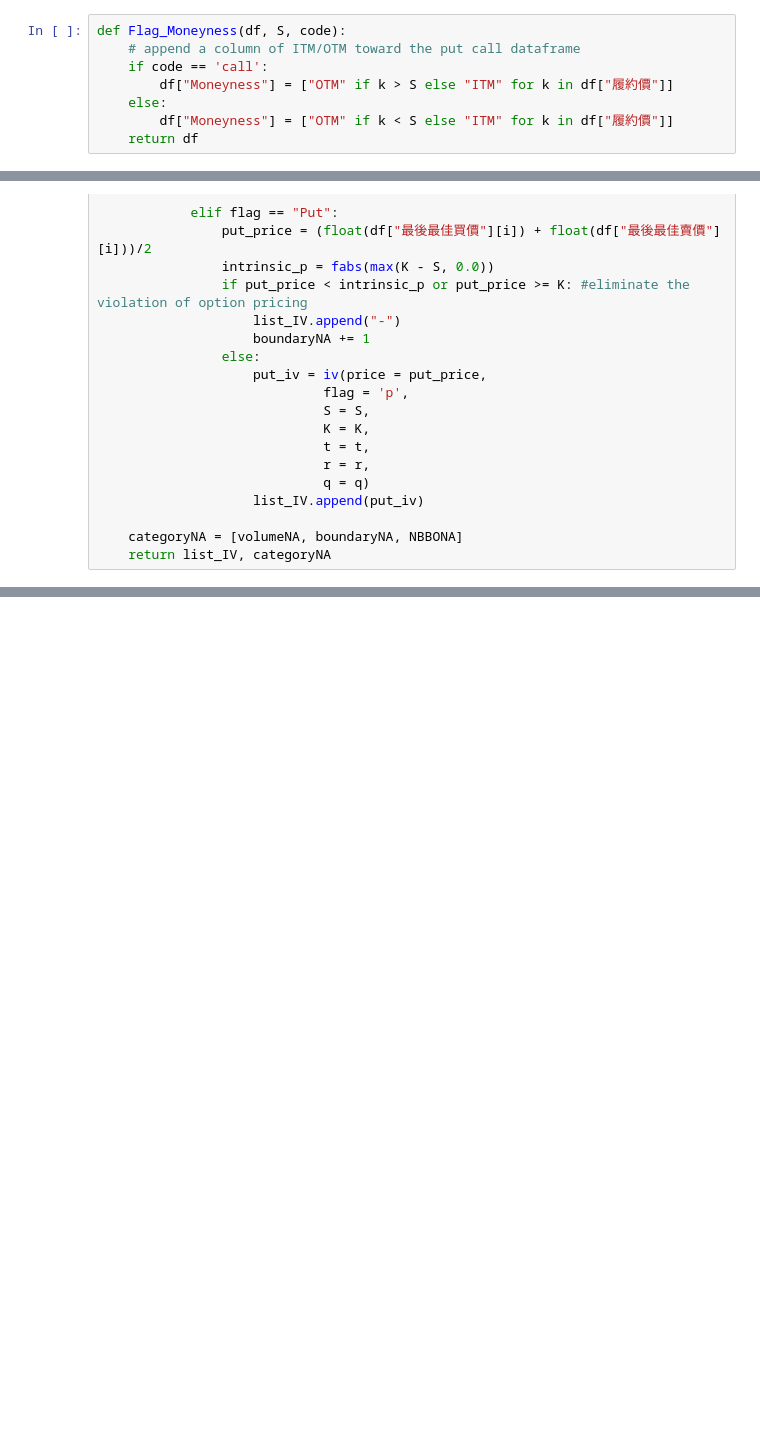
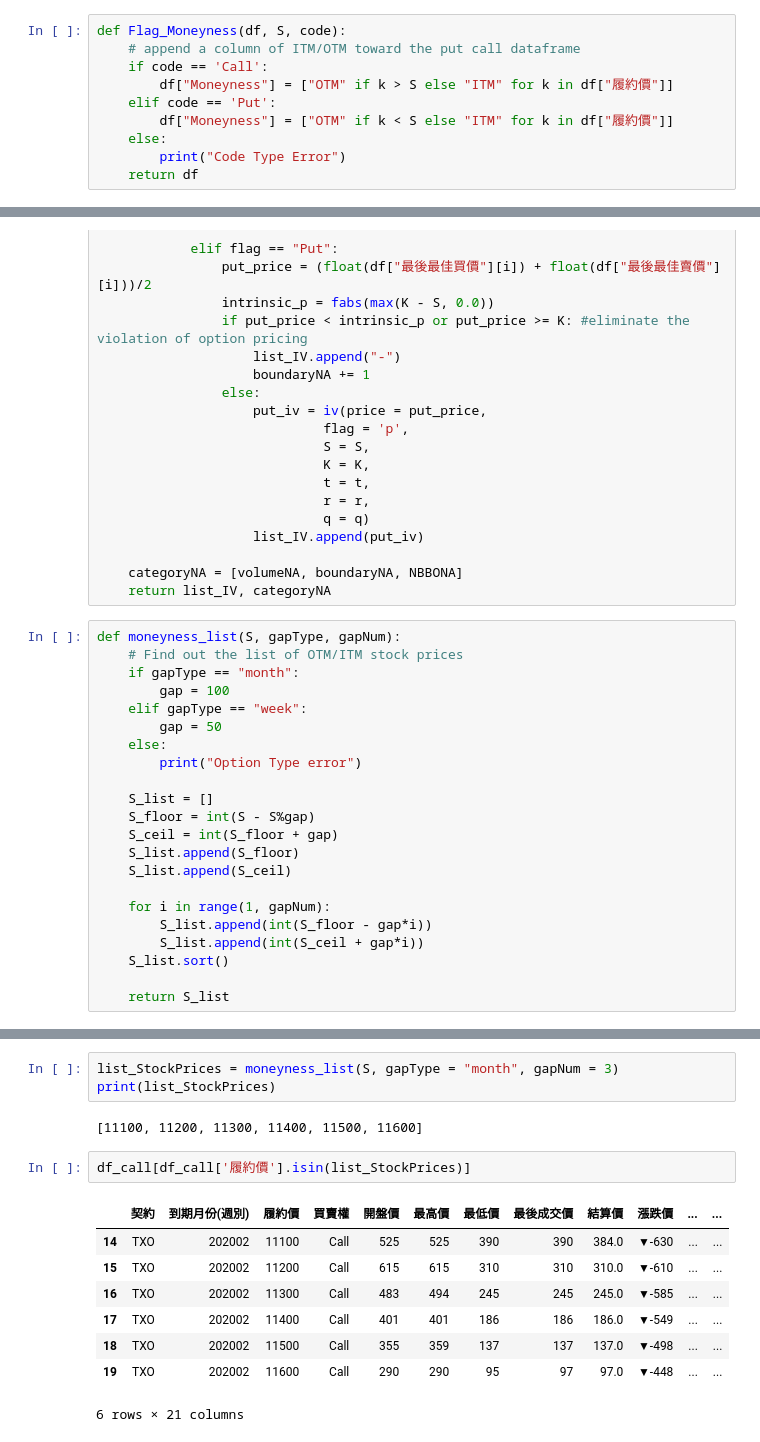
Before and after one commit to A2Zntu/OptionStrategy, a Jupyter notebook: Implied_Volatility.ipynb, the cells around one changed output, grey strips where cells are left out. Drawn from its saved outputs; the diff is of its cells as text; blank space fills up the shorter version.

```diff
--- a/Implied_Volatility.ipynb
+++ b/Implied_Volatility.ipynb
@@ -23,10 +23,12 @@ def df_generate(product, date):
 # %%
 def Flag_Moneyness(df, S, code):
     # append a column of ITM/OTM toward the put call dataframe
-    if code == 'call':
+    if code == 'Call':
         df["Moneyness"] = ["OTM" if k > S else "ITM" for k in df["履約價"]]
+    elif code == 'Put':
+        df["Moneyness"] = ["OTM" if k < S else "ITM" for k in df["履約價"]]
     else:
-        df["Moneyness"] = ["OTM" if k < S else "ITM" for k in df["履約價"]]
+        print("Code Type Error")
     return df
 # %%
 def todayStockPrice(date):
@@ -98,3 +100,25 @@ def IV_List(df, Stock, d, flag):
 
     categoryNA = [volumeNA, boundaryNA, NBBONA]
     return list_IV, categoryNA
+# %%
+def moneyness_list(S, gapType, gapNum):
+    # Find out the list of OTM/ITM stock prices
+    if gapType == "month":
+        gap = 100
+    elif gapType == "week":
+        gap = 50
+    else:
+        print("Option Type error")
+
+    S_list = []
+    S_floor = int(S - S%gap)
+    S_ceil = int(S_floor + gap)
+    S_list.append(S_floor)
+    S_list.append(S_ceil)
+
+    for i in range(1, gapNum):
+        S_list.append(int(S_floor - gap*i))
+        S_list.append(int(S_ceil + gap*i))
+    S_list.sort()
+
+    return S_list
@@ -116,0 +167,16 @@ if __name__ ==  '__main__':
+# %%
+list_StockPrices = moneyness_list(S, gapType = "month", gapNum = 3)
+print(list_StockPrices)
+# %% [output]
+[11100, 11200, 11300, 11400, 11500, 11600]
+# %%
+df_call[df_call['履約價'].isin(list_StockPrices)]
+# %% [output]
+|  | 契約 | 到期月份(週別) | 履約價 | 買賣權 | 開盤價 | 最高價 | 最低價 | 最後成交價 | 結算價 | 漲跌價 | ... | ... |
+| 14 | TXO | 202002 | 11100 | Call | 525 | 525 | 390 | 390 | 384.0 | ▼-630 | ... | ... |
+| 15 | TXO | 202002 | 11200 | Call | 615 | 615 | 310 | 310 | 310.0 | ▼-610 | ... | ... |
+| 16 | TXO | 202002 | 11300 | Call | 483 | 494 | 245 | 245 | 245.0 | ▼-585 | ... | ... |
+| 17 | TXO | 202002 | 11400 | Call | 401 | 401 | 186 | 186 | 186.0 | ▼-549 | ... | ... |
+| 18 | TXO | 202002 | 11500 | Call | 355 | 359 | 137 | 137 | 137.0 | ▼-498 | ... | ... |
+| 19 | TXO | 202002 | 11600 | Call | 290 | 290 | 95 | 97 | 97.0 | ▼-448 | ... | ... |
+6 rows × 21 columns
```
Also changed, not shown: parts of 6 cells of this notebook, 1 other file.
